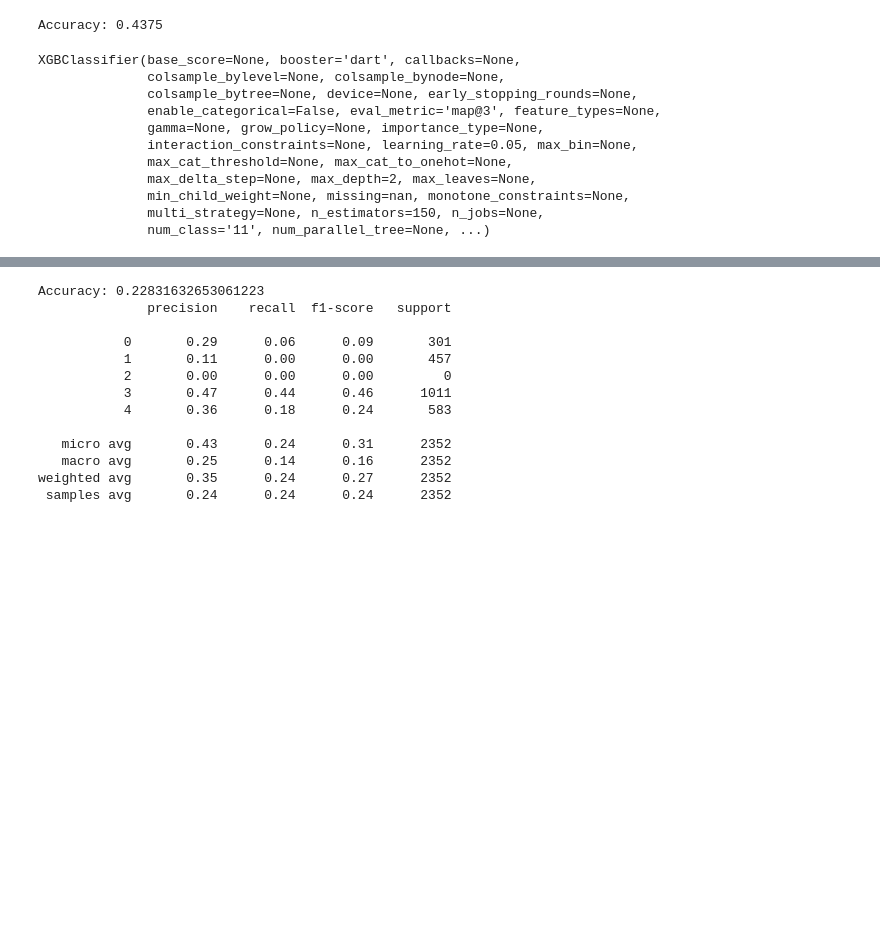
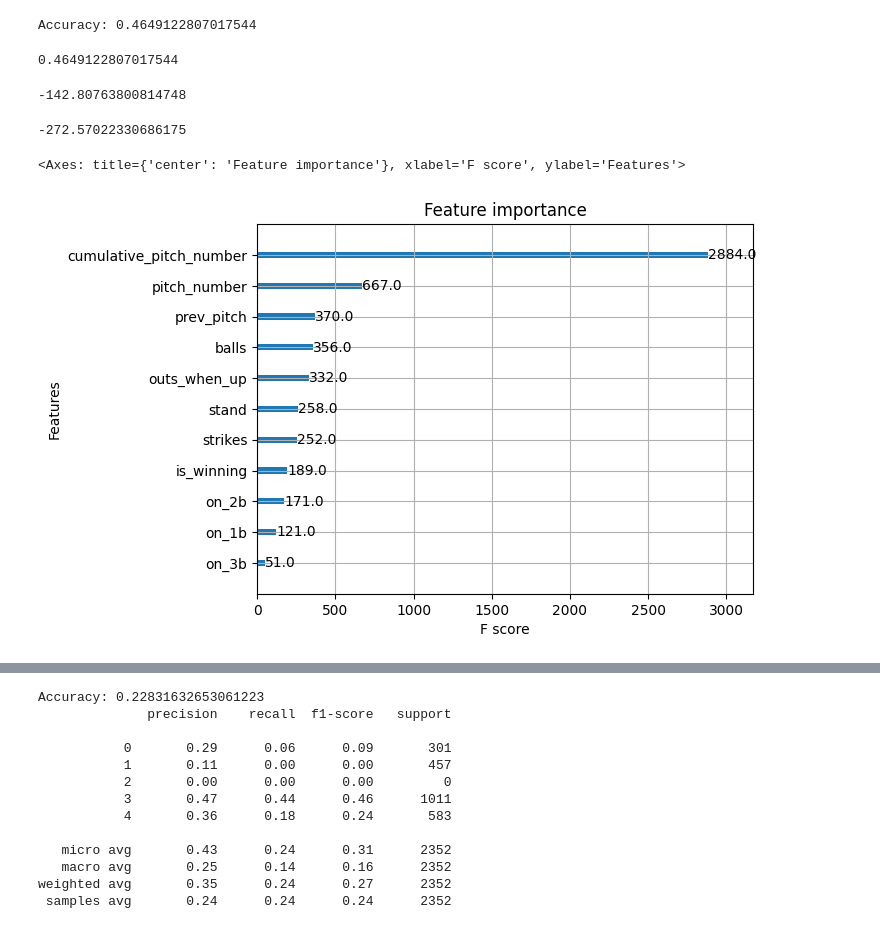
Before and after one commit to reecetec/mlb_simulator, a Jupyter notebook: notebooks/2.1-pitch-sequencing.ipynb, the cells around one changed output, grey strips where cells are left out. Saved outputs shown, nothing was run; the diff lists cells and outputs as text; code cells hidden in the pictures; blank space fills up the shorter version.

```diff
--- a/notebooks/2.1-pitch-sequencing.ipynb
+++ b/notebooks/2.1-pitch-sequencing.ipynb
@@ -97,16 +129,22 @@ X_train, X_test, y_train, y_test = train_test_split(X, y, test_size=0.2, shuffle
 # %%
 xgb_params = {"max_depth": (2, 5, 20),
-                      "learning_rate": (0.01, 0.1, 0.4)}
+              "learning_rate": (0.01, 0.1, 0.4),
+              "n_estimators": (100,300,500)
+             }
 
 # perform the paramater grid search using 5-fold cross validation
-xgb_opt = GridSearchCV(xgb.XGBClassifier(),
+xgb_opt = GridSearchCV(xgb.XGBClassifier(objective='multi:softprob',
+                                         n_estimators=100,
+                                         eval_metric='mlogloss'
+                                        ),
                        param_grid=xgb_params,
                        cv=5,
                        scoring='accuracy',
-                       verbose=0,
+                       verbose=1,
                        n_jobs=-1)
 
 # perform fit and make predictions
 xgb_opt.fit(X_train, y_train)
 y_pred = xgb_opt.predict(X_test)
 y_prob = xgb_opt.predict_proba(X_test)
+print(xgb_opt.best_params_)
@@ -112,0 +154,11 @@ y_prob = xgb_opt.predict_proba(X_test)
+# %%
+params = {'objective' : 'multi:softprob',
+          'eval_metric': 'mlogloss',
+          'learning_rate': 0.1,
+          'max_depth': 2,
+          'n_estimators': 500
+         }
+
+clf = xgb.XGBClassifier(**params, tree_method="exact", booster="dart")
+
+clf.fit(X_train, y_train)
@@ -113,4 +180,42 @@ y_prob = xgb_opt.predict_proba(X_test)
+# %%
+print("Accuracy:", accuracy_score(y_test, y_pred))
+clf.score(X_test, y_test)
+# %% [output]
+Accuracy: 0.4649122807017544
+0.4649122807017544
+# %%
+#likelihoods = y_pred_proba[np.arange(len(y_pred_proba)), y_test]
+#likelihoods.shape
+#print(y_pred_proba)
+#y_pred_proba[:, y_test['pitch_type']]
+
+def compute_xgboost_loglik(y_pred_proba, y_test):
+    loglik = 0
+    for idx, pitch_type in enumerate(y_test['pitch_type']):
+        loglik += np.log(y_pred_proba[idx, pitch_type])
+    return loglik
+
+compute_xgboost_loglik(y_pred_proba, y_test)
+# %% [output]
+-142.80763800814748
+# %%
+def compute_cat_loglik(df, target_col, y_test):
+    pitch_cat_prob = (df['pitch_type'].value_counts() / len(df)).reset_index()
+    pitch_cat_prob[f'{target_col}_encoded'] = encoders[target_col].transform(pitch_cat_prob[target_col])
+    pitch_cat_prob.set_index(f'{target_col}_encoded')
+
+    loglik = 0
+    for idx, pitch_type in enumerate(y_test[target_col]):
+        loglik += np.log(pitch_cat_prob.loc[pitch_type]['count'])
+    return loglik
+
+compute_cat_loglik(df, target_col, y_test)
+# %% [output]
+-272.57022330686175
 # %%
-print("Accuracy:", accuracy_score(y_test, y_pred))
+import matplotlib.pyplot as plt
+
+xgb.plot_importance(clf)
 # %% [output]
-Accuracy: 0.4375
+<Axes: title={'center': 'Feature importance'}, xlabel='F score', ylabel='Features'>
+[figure, added]
@@ -128,15 +222 @@ clf = xgb.XGBClassifier(**params, tree_method="exact", booster="dart")
-# %%
-clf.fit(X_train, y_train)
-# %% [output]
-XGBClassifier(base_score=None, booster='dart', callbacks=None,
-              colsample_bylevel=None, colsample_bynode=None,
-              colsample_bytree=None, device=None, early_stopping_rounds=None,
-              enable_categorical=False, eval_metric='map@3', feature_types=None,
-              gamma=None, grow_policy=None, importance_type=None,
-              interaction_constraints=None, learning_rate=0.05, max_bin=None,
-              max_cat_threshold=None, max_cat_to_onehot=None,
-              max_delta_step=None, max_depth=2, max_leaves=None,
-              min_child_weight=None, missing=nan, monotone_constraints=None,
-              multi_strategy=None, n_estimators=150, n_jobs=None,
-              num_class='11', num_parallel_tree=None, ...)
 # %%
```
Also changed, not shown: parts of 21 cells of this notebook.
